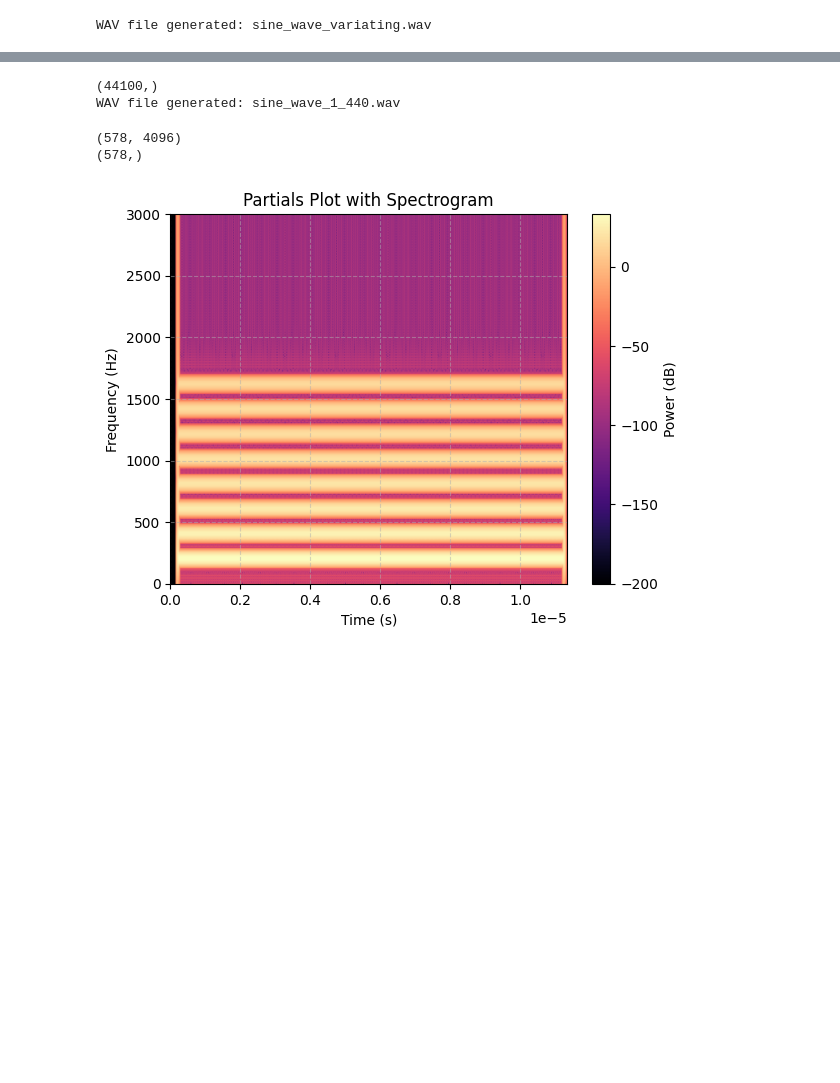
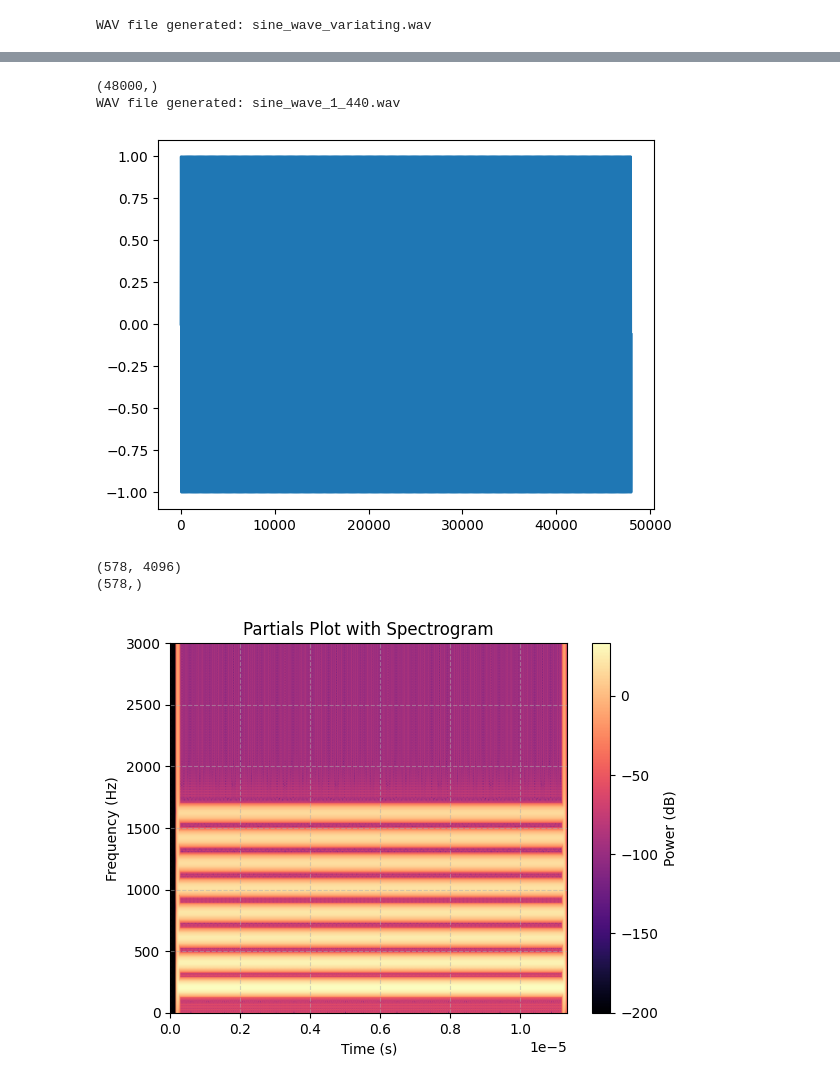
Before and after one commit to BJCOLAS/fast-partial-tracking, a Jupyter notebook: testNotebook.ipynb, the cells around one changed output, grey strips where cells are left out. Cells and saved outputs as stored; diff of their text form; code cells hidden in the pictures; blank space fills up the shorter version.

```diff
--- a/testNotebook.ipynb
+++ b/testNotebook.ipynb
@@ -113,30 +175,29 @@ WAV file generated: sine_wave_variating.wav
 # %%
-## Generation of a numpy sinwave with fluctuation
-
 import numpy as np
 import scipy.io.wavfile as wav
 
 # Parameters
-fs = 44100  # Sampling rate (Hz)
+fs = 48000  # Sampling rate (Hz)
 duration = 1  # Duration of the sound (seconds)
 f_base = 440  # Base frequency (Hz)
 
 # Time vector
 t = np.linspace(0, duration, int(fs * duration), endpoint=False)
 
 # Generate the sine wave with constant frequency
-wave = np.sin(2 * np.pi * f_base / fs * t)
-
+wave = np.sin(2 * np.pi * f_base * t)
+plt.plot(wave)
 # Normalize to int16 for WAV file
 wave_int16 = np.int16(wave * 32767)
 print(np.shape(wave_int16))
 # Save as WAV file
 wav.write("sine_wave_1_440.wav", fs, wave_int16)
 
 print("WAV file generated: sine_wave_1_440.wav")
 # %% [output]
-(44100,)
+(48000,)
 WAV file generated: sine_wave_1_440.wav
+[figure, added]
 # %%
 Spectro = np.load("/Users/colas/Documents/Programmation/Python/Fast_Partial_Tracking_Python/Spectro_Sin8.npy")
 Time = np.load("/Users/colas/Documents/Programmation/Python/Fast_Partial_Tracking_Python/Tracker_time.npy")
```
Also changed, not shown: parts of 12 cells of this notebook, 16 other files.
